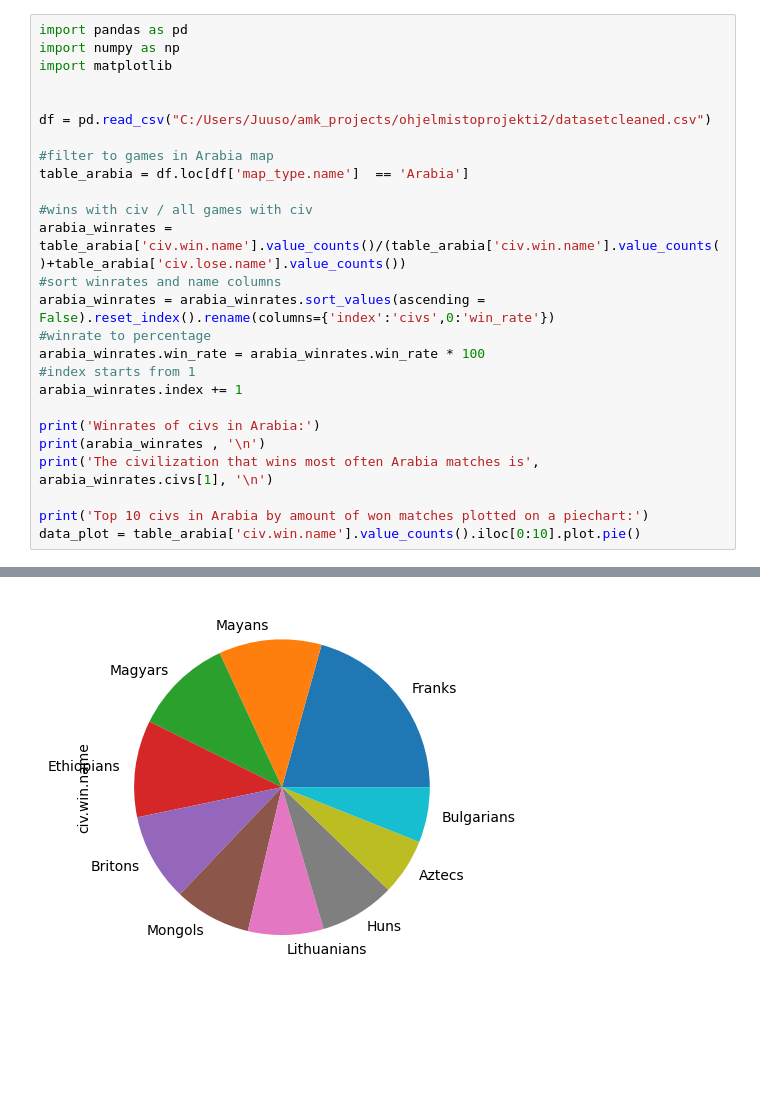
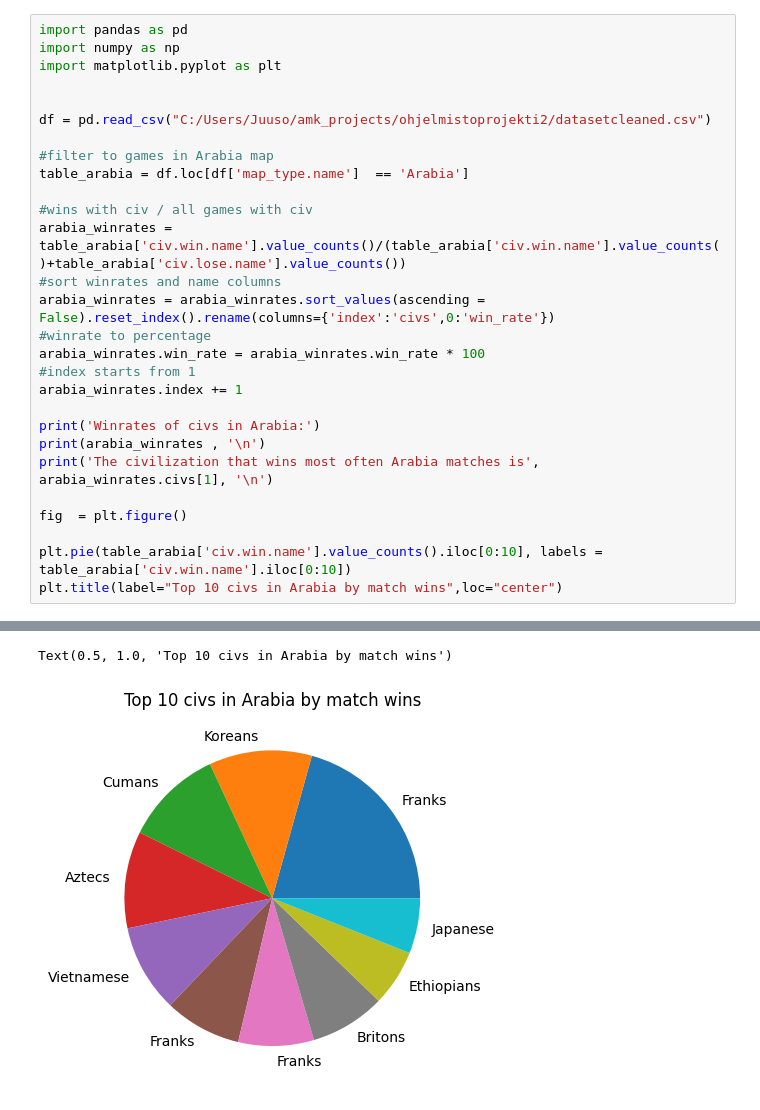
Before and after one commit to alfrooster/aoe-data-analytics, a Jupyter notebook: winrates-arabia-plotted.ipynb, the cells around one changed output, grey strips where cells are left out. Saved outputs shown, nothing was run; the diff lists cells and outputs as text; blank space fills up the shorter version.

Commit message:
Made pie chart in plot example prettier

```diff
--- a/winrates-arabia-plotted.ipynb
+++ b/winrates-arabia-plotted.ipynb
@@ -1,7 +1,7 @@
 # %%
 import pandas as pd
 import numpy as np
-import matplotlib
+import matplotlib.pyplot as plt
 
 
 df = pd.read_csv("C:/Users/Juuso/amk_projects/ohjelmistoprojekti2/datasetcleaned.csv")
@@ -22,8 +22,10 @@ print('Winrates of civs in Arabia:')
 print(arabia_winrates , '\n')
 print('The civilization that wins most often Arabia matches is', arabia_winrates.civs[1], '\n')
 
-print('Top 10 civs in Arabia by amount of won matches plotted on a piechart:')
-data_plot = table_arabia['civ.win.name'].value_counts().iloc[0:10].plot.pie()
+fig  = plt.figure()
+
+plt.pie(table_arabia['civ.win.name'].value_counts().iloc[0:10], labels = table_arabia['civ.win.name'].iloc[0:10])
+plt.title(label="Top 10 civs in Arabia by match wins",loc="center")
 # %% [output]
 Winrates of civs in Arabia:
            civs   win_rate
@@ -45 +47,2 @@ Top 10 civs in Arabia by amount of won matches plotted on a piechart:
+Text(0.5, 1.0, 'Top 10 civs in Arabia by match wins')
-[figure, old version]
+[figure, new version]
```
Also changed, not shown: parts of 1 cell of this notebook.
